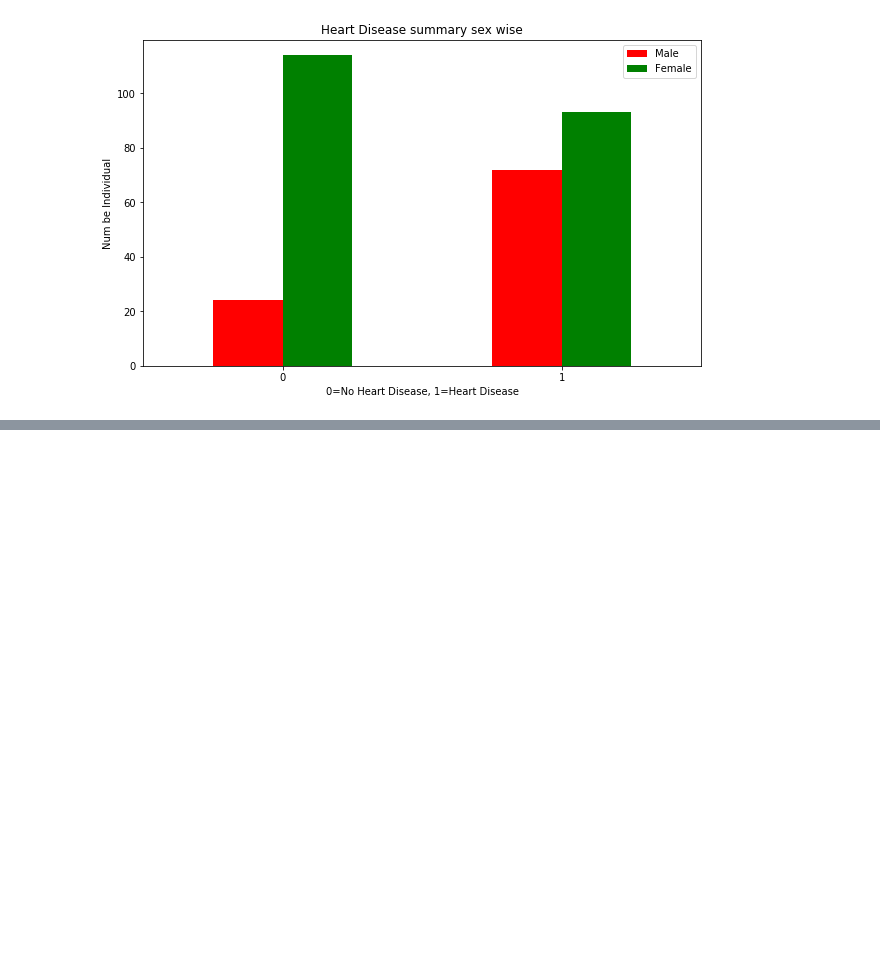
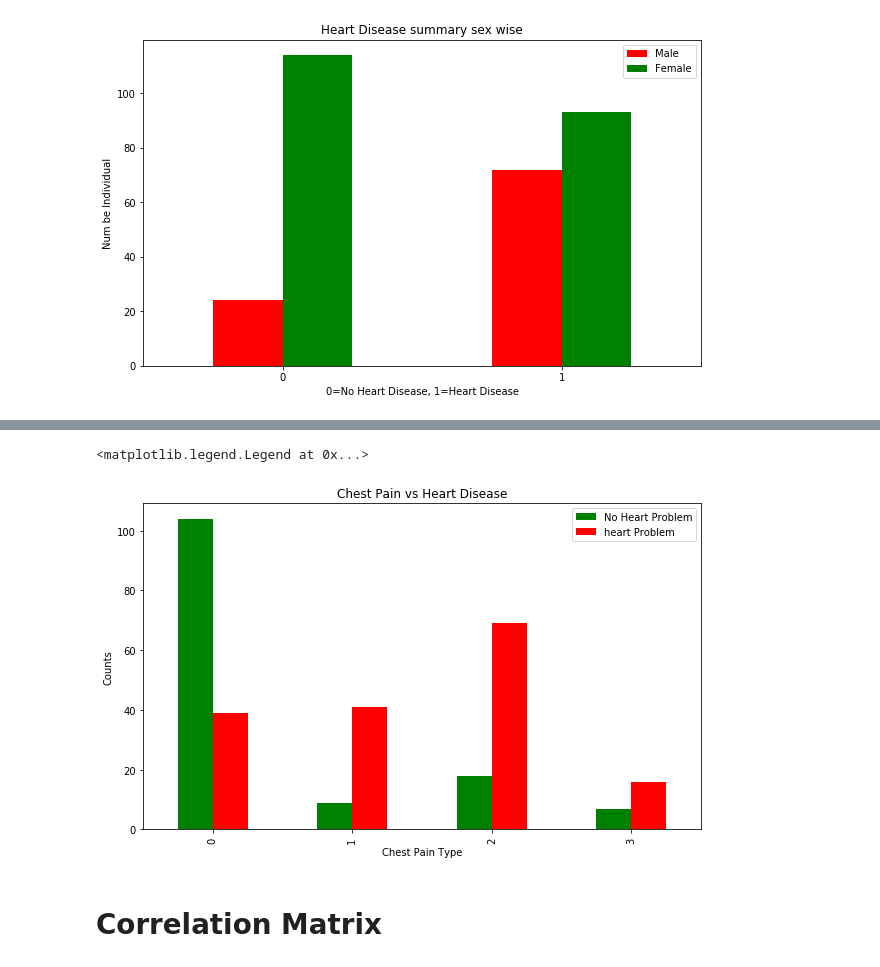
Before and after one commit to datasciencedotuniversity/machine-learning-course, a Jupyter notebook: cardio_project_1/cardio_project_1.ipynb, the cells around one changed output, grey strips where cells are left out. Cells and saved outputs as stored; diff of their text form; code cells hidden in the pictures; blank space fills up the shorter version.

```diff
--- a/cardio_project_1/cardio_project_1.ipynb
+++ b/cardio_project_1/cardio_project_1.ipynb
@@ -199,0 +241,15 @@ plt.xticks(rotation=0)
+# %%
+# Make the Bar chart of Chest pain vs target
+pd.crosstab(df.cp,df.target).plot(kind="bar",
+                                 figsize=(10,6),
+                                 color=['green','red'])
+# Make some diescription of the chart
+plt.title('Chest Pain vs Heart Disease')
+plt.xlabel('Chest Pain Type')
+plt.ylabel('Counts')
+plt.legend(["No Heart Problem","heart Problem"])
+# %% [output]
+<matplotlib.legend.Legend at 0x...>
+[figure, added]
+# %% [markdown]
+# Correlation Matrix
```
Also changed, not shown: parts of 5 cells of this notebook.
